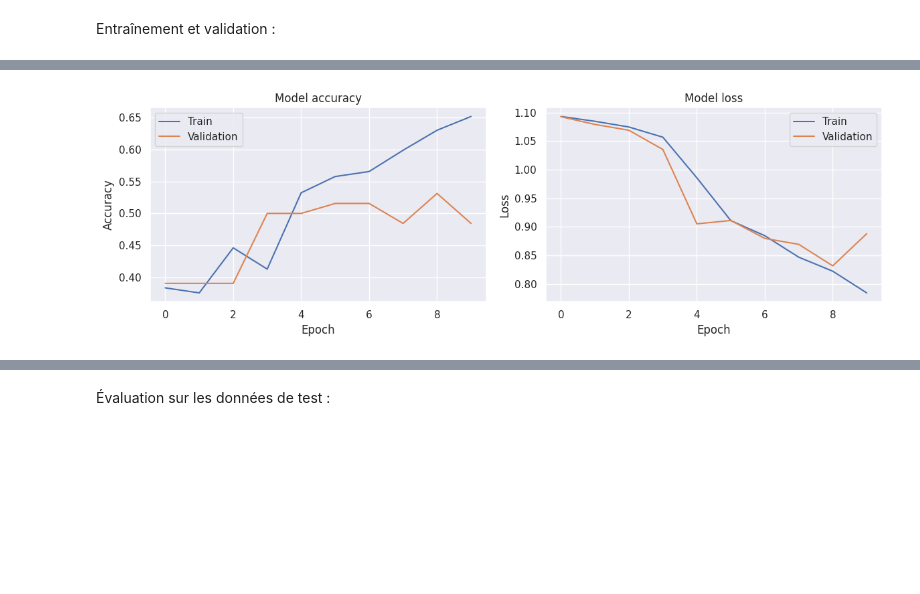
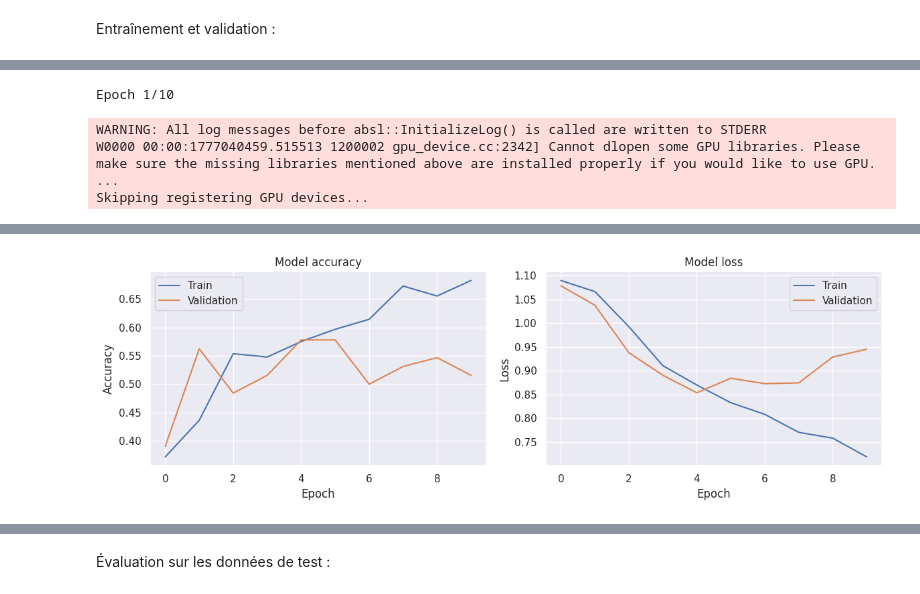
Before and after one commit to kirisakow/oc-dogs-cv-dl, a Jupyter notebook: ISAKOV_Kiril_2_notebook_model_from_scratch_032026.ipynb, the cells around one changed output, grey strips where cells are left out. Drawn from its saved outputs; the diff is of its cells as text; code cells hidden in the pictures; blank space fills up the shorter version.

```diff
--- a/ISAKOV_Kiril_2_notebook_model_from_scratch_032026.ipynb
+++ b/ISAKOV_Kiril_2_notebook_model_from_scratch_032026.ipynb
@@ -263,17 +265,19 @@ model.compile(
 # %% [markdown]
 Entraînement et validation :
 # %%
-model_fname = 'models/CNN_3_classes_model.keras'
-history_fname = 'models/CNN_3_classes_history.joblib'
+experiment_name = 'CNN_3_classes'
+model_fname = f'models/{experiment_name}_model.keras'
+history_fname = f'models/{experiment_name}_history.joblib'
 if os.path.exists(model_fname) and os.path.exists(history_fname):
     logr.info(f"Désérialiser l'objet sauvegardé {model_fname!r}")
     model = keras.saving.load_model(model_fname)
     logr.info(f"Désérialiser l'objet sauvegardé {history_fname!r}")
     history = joblib.load(history_fname)
 else:
-    logr.info("Entraînement d'un modèle à 3 classes...")
-    history = model.fit(train_seq, validation_data=val_seq, epochs=10)
-    logr.info("Entraînement terminé")
+    logr.info(f"Entraînement du modèle {experiment_name!r}...")
+    callbacks = [keras.callbacks.TensorBoard(log_dir="log/dogs_exp1")]
+    history = model.fit(train_seq, validation_data=val_seq, epochs=10, callbacks=callbacks)
+    logr.info(f"Entraînement du modèle {experiment_name!r} terminé")
     logr.info(f"Sauvegarder l'objet {model_fname!r}")
     keras.saving.save_model(model, model_fname, overwrite=True)
     logr.info(f"Sauvegarder l'objet {history_fname!r}")
@@ -290,0 +294,4 @@ logr.info(f"Final validation loss: {history.history['val_loss'][-1]:.4f}")
+Epoch 1/10
+WARNING: All log messages before absl::InitializeLog() is called are written to STDERR
+W0000 00:00:1777040459.515513 1200002 gpu_device.cc:2342] Cannot dlopen some GPU libraries. Please make sure the missing libraries mentioned above are installed properly if you would like to use GPU.  ...
+Skipping registering GPU devices...
@@ -291 +320 @@ logr.info(f"Final validation loss: {history.history['val_loss'][-1]:.4f}")
-[figure, old version]
+[figure, new version]
```
Also changed, not shown: parts of 8 cells of this notebook, 2 other files.
